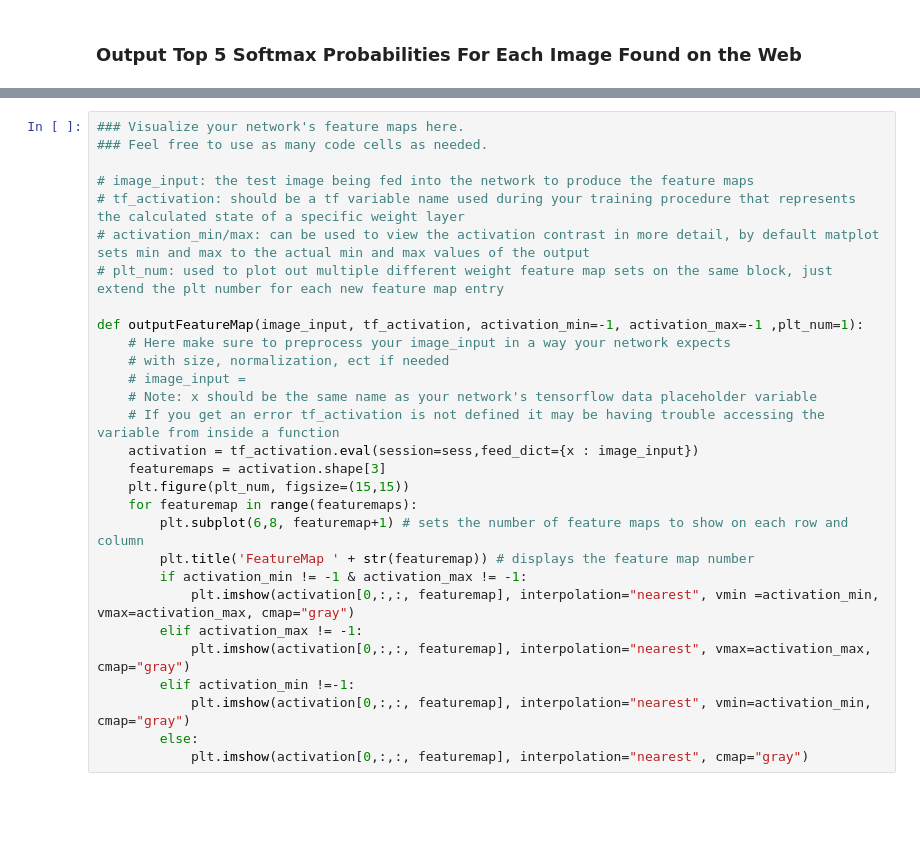
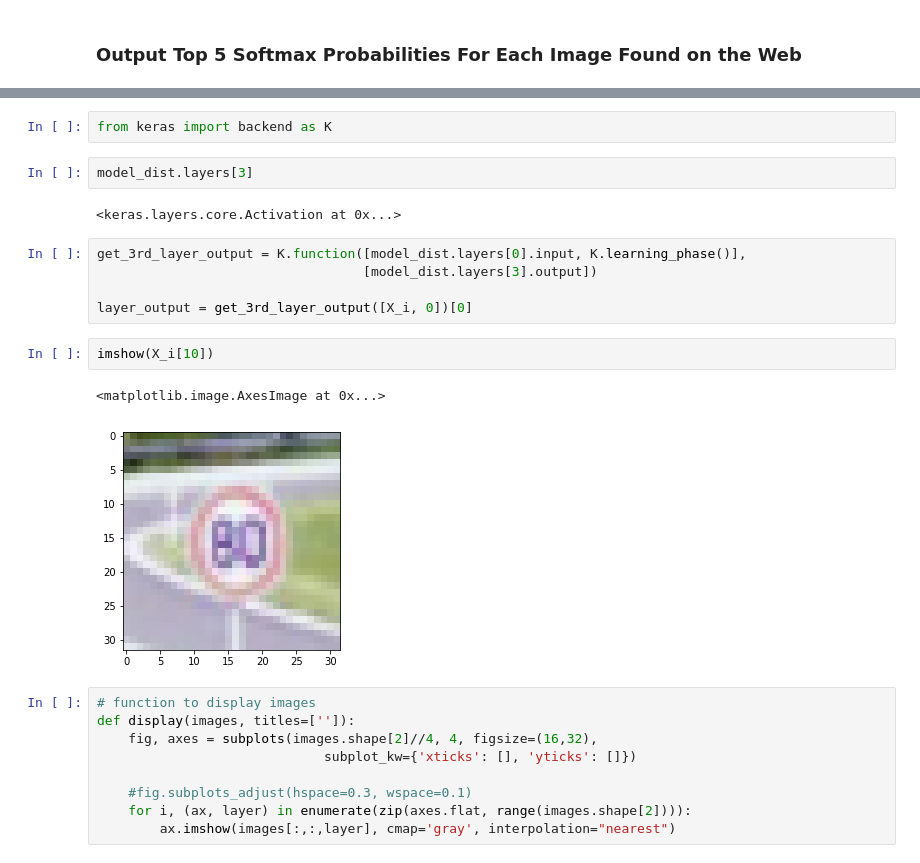
Before and after one commit to maslovw/SDND, a Jupyter notebook: TrafficSignlassifier/Traffic_Sign_Classifier.ipynb, the cells around one changed output, grey strips where cells are left out. Cells and saved outputs as stored; diff of their text form; blank space fills up the shorter version.

```diff
--- a/TrafficSignlassifier/Traffic_Sign_Classifier.ipynb
+++ b/TrafficSignlassifier/Traffic_Sign_Classifier.ipynb
@@ -661,32 +582,28 @@ For an example of what feature map outputs look like, check out NVIDIA's results
  </figcaption>
 </figure>
  <p></p>
-# %%
-### Visualize your network's feature maps here.
-### Feel free to use as many code cells as needed.
-
-# image_input: the test image being fed into the network to produce the feature maps
-# tf_activation: should be a tf variable name used during your training procedure that represents the calculated state of a specific weight layer
-# activation_min/max: can be used to view the activation contrast in more detail, by default matplot sets min and max to the actual min and max values of the output
-# plt_num: used to plot out multiple different weight feature map sets on the same block, just extend the plt number for each new feature map entry
-
-def outputFeatureMap(image_input, tf_activation, activation_min=-1, activation_max=-1 ,plt_num=1):
-    # Here make sure to preprocess your image_input in a way your network expects
-    # with size, normalization, ect if needed
-    # image_input =
-    # Note: x should be the same name as your network's tensorflow data placeholder variable
-    # If you get an error tf_activation is not defined it may be having trouble accessing the variable from inside a function
-    activation = tf_activation.eval(session=sess,feed_dict={x : image_input})
-    featuremaps = activation.shape[3]
-    plt.figure(plt_num, figsize=(15,15))
-    for featuremap in range(featuremaps):
-        plt.subplot(6,8, featuremap+1) # sets the number of feature maps to show on each row and column
-        plt.title('FeatureMap ' + str(featuremap)) # displays the feature map number
-        if activation_min != -1 & activation_max != -1:
-            plt.imshow(activation[0,:,:, featuremap], interpolation="nearest", vmin =activation_min, vmax=activation_max, cmap="gray")
-        elif activation_max != -1:
-            plt.imshow(activation[0,:,:, featuremap], interpolation="nearest", vmax=activation_max, cmap="gray")
-        elif activation_min !=-1:
-            plt.imshow(activation[0,:,:, featuremap], interpolation="nearest", vmin=activation_min, cmap="gray")
-        else:
-            plt.imshow(activation[0,:,:, featuremap], interpolation="nearest", cmap="gray")
+# %%
+from keras import backend as K
+# %%
+model_dist.layers[3]
+# %% [output]
+<keras.layers.core.Activation at 0x...>
+# %%
+get_3rd_layer_output = K.function([model_dist.layers[0].input, K.learning_phase()],
+                                  [model_dist.layers[3].output])
+
+layer_output = get_3rd_layer_output([X_i, 0])[0]
+# %%
+imshow(X_i[10])
+# %% [output]
+<matplotlib.image.AxesImage at 0x...>
+[figure, added]
+# %%
+# function to display images
+def display(images, titles=['']):
+    fig, axes = subplots(images.shape[2]//4, 4, figsize=(16,32),
+                             subplot_kw={'xticks': [], 'yticks': []})
+
+    #fig.subplots_adjust(hspace=0.3, wspace=0.1)
+    for i, (ax, layer) in enumerate(zip(axes.flat, range(images.shape[2]))):
+        ax.imshow(images[:,:,layer], cmap='gray', interpolation="nearest")
```
Also changed, not shown: parts of 51 cells of this notebook, 2 other files.
